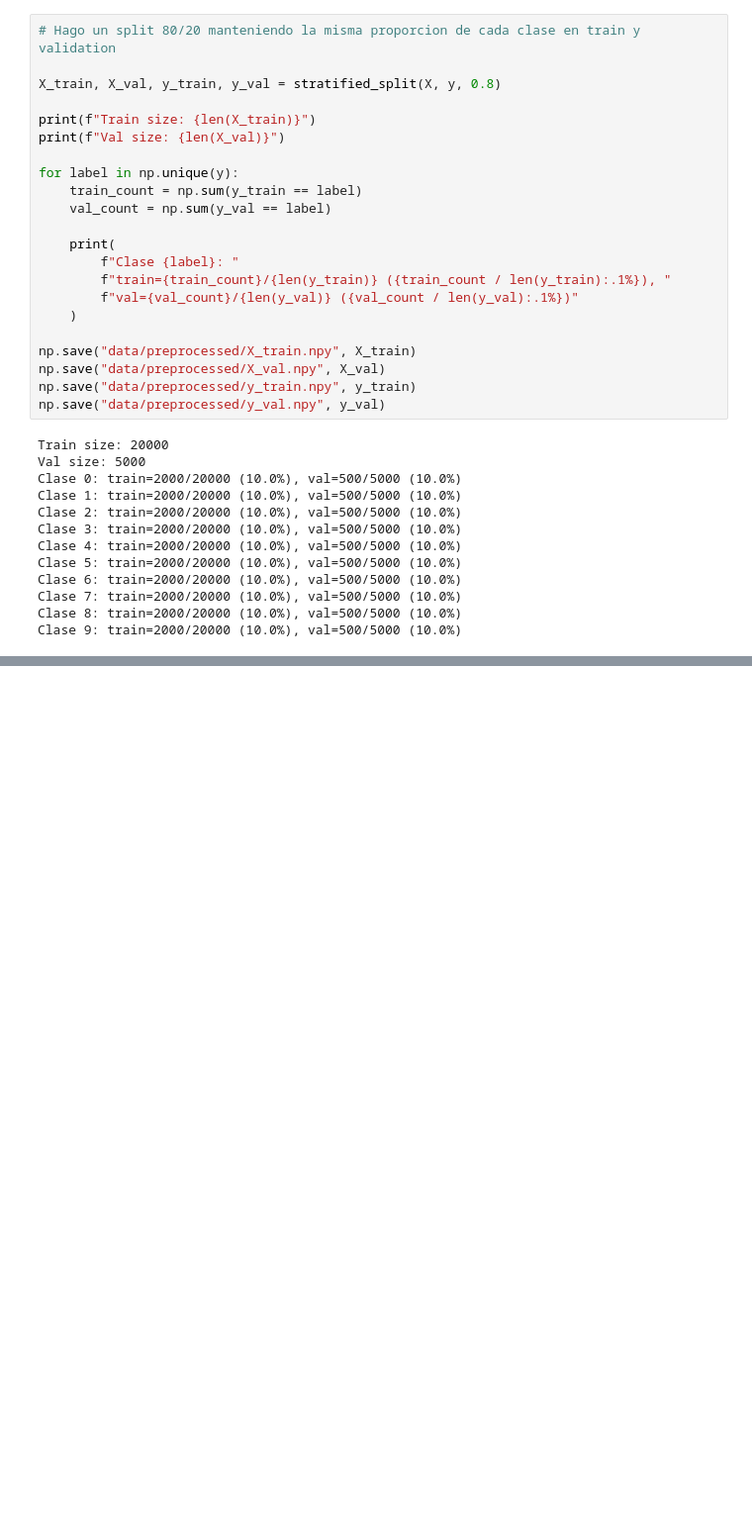
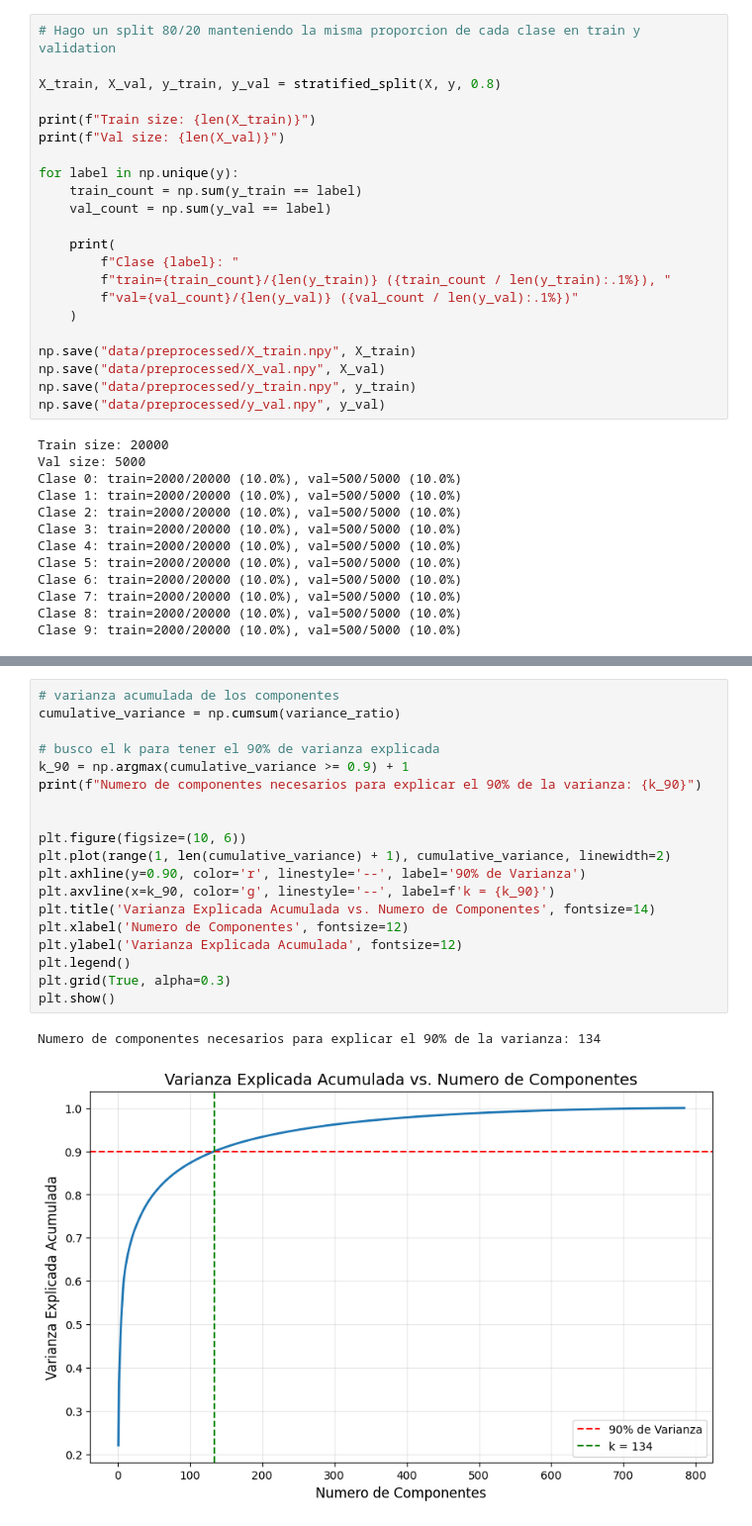
Before and after one commit to Santicar575/TP4_ML_Aprendizaje_No_Supervisado, a Jupyter notebook: Cardelli_Santino_Notebook_TP4.ipynb, the cells around one changed output, grey strips where cells are left out. Shown at 99% size. Drawn from its saved outputs; the diff is of its cells as text; blank space fills up the shorter version.

```diff
--- a/Cardelli_Santino_Notebook_TP4.ipynb
+++ b/Cardelli_Santino_Notebook_TP4.ipynb
@@ -125,0 +166,22 @@ Clase 9: train=2000/20000 (10.0%), val=500/5000 (10.0%)
+# %%
+# varianza acumulada de los componentes
+cumulative_variance = np.cumsum(variance_ratio)
+
+# busco el k para tener el 90% de varianza explicada
+k_90 = np.argmax(cumulative_variance >= 0.9) + 1
+print(f"Numero de componentes necesarios para explicar el 90% de la varianza: {k_90}")
+
+
+plt.figure(figsize=(10, 6))
+plt.plot(range(1, len(cumulative_variance) + 1), cumulative_variance, linewidth=2)
+plt.axhline(y=0.90, color='r', linestyle='--', label='90% de Varianza')
+plt.axvline(x=k_90, color='g', linestyle='--', label=f'k = {k_90}')
+plt.title('Varianza Explicada Acumulada vs. Numero de Componentes', fontsize=14)
+plt.xlabel('Numero de Componentes', fontsize=12)
+plt.ylabel('Varianza Explicada Acumulada', fontsize=12)
+plt.legend()
+plt.grid(True, alpha=0.3)
+plt.show()
+# %% [output]
+Numero de componentes necesarios para explicar el 90% de la varianza: 134
+[figure, added]
```
Also changed, not shown: parts of 11 cells of this notebook, 3 other files.
